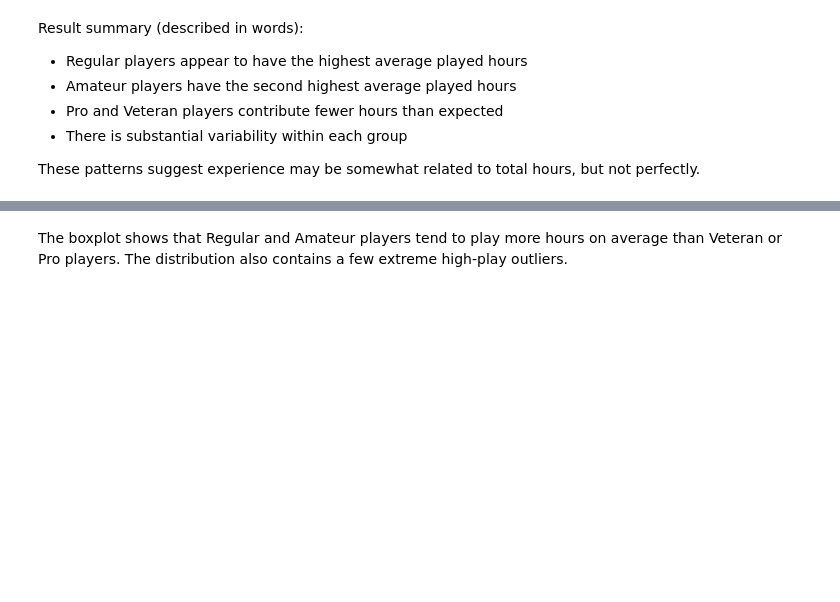
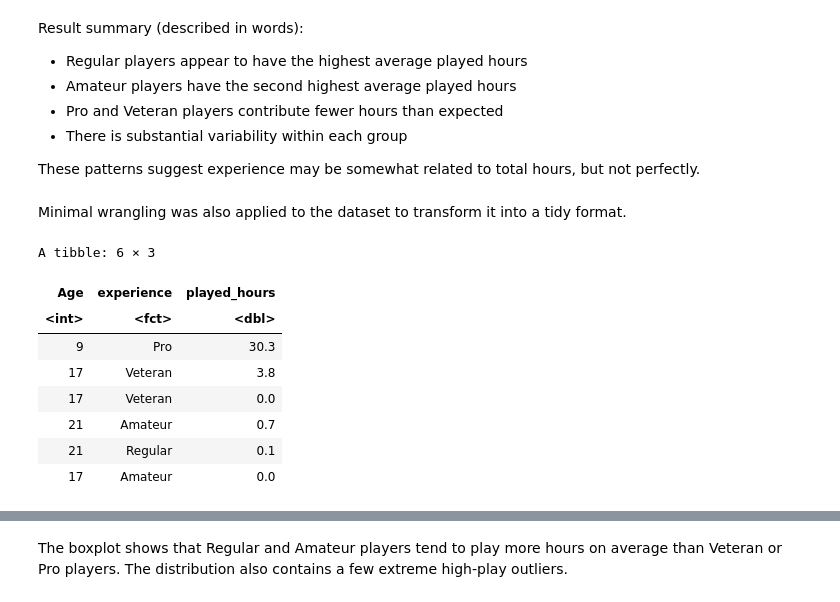
Before and after one commit to vmah1/dsci100-group-project, a Jupyter notebook: project.ipynb, the cells around one changed output, grey strips where cells are left out. Drawn from its saved outputs; the diff is of its cells as text; code cells hidden in the pictures; blank space fills up the shorter version.

```diff
--- a/project.ipynb
+++ b/project.ipynb
@@ -145,3 +151,23 @@ Result summary (described in words):
 - There is substantial variability within each group
 
 These patterns suggest experience may be somewhat related to total hours, but not perfectly.
+# %% [markdown]
+Minimal wrangling was also applied to the dataset to transform it into a tidy format.
+# %%
+players_tidy <- players |>
+  select (Age, experience, played_hours) |>
+  mutate(
+    Age = as.integer(Age),
+    experience = as_factor(experience))
+
+head(players_tidy)
+# %% [output]
+A tibble: 6 × 3
+| Age | experience | played_hours |
+| <int> | <fct> | <dbl> |
+| 9 | Pro | 30.3 |
+| 17 | Veteran | 3.8 |
+| 17 | Veteran | 0.0 |
+| 21 | Amateur | 0.7 |
+| 21 | Regular | 0.1 |
+| 17 | Amateur | 0.0 |
```
Also changed, not shown: parts of 22 cells of this notebook.
